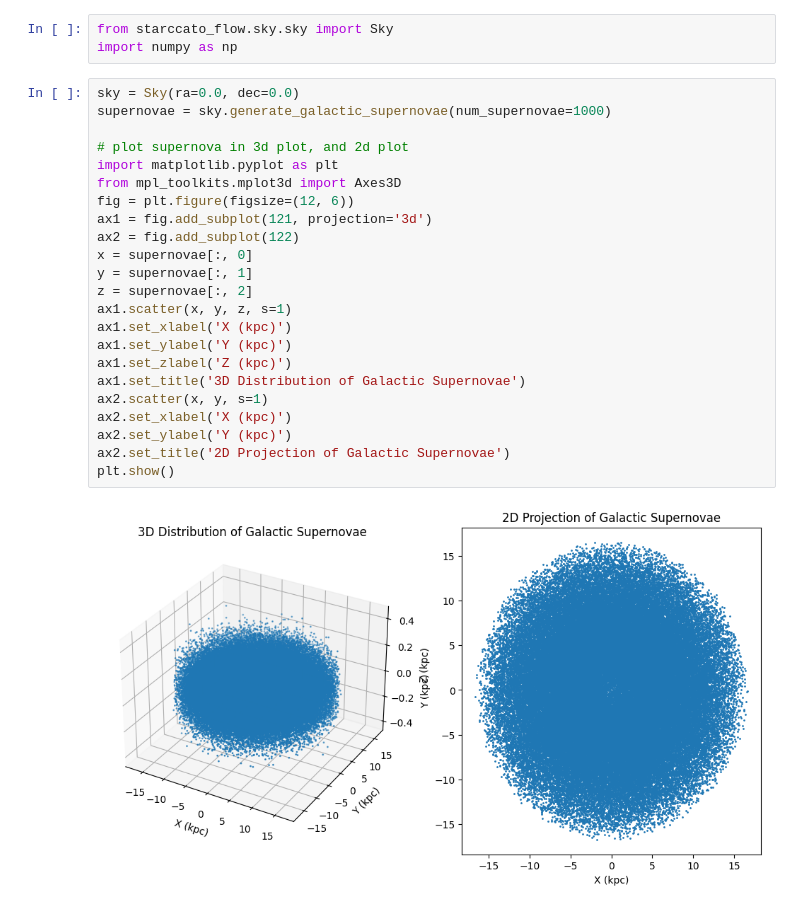
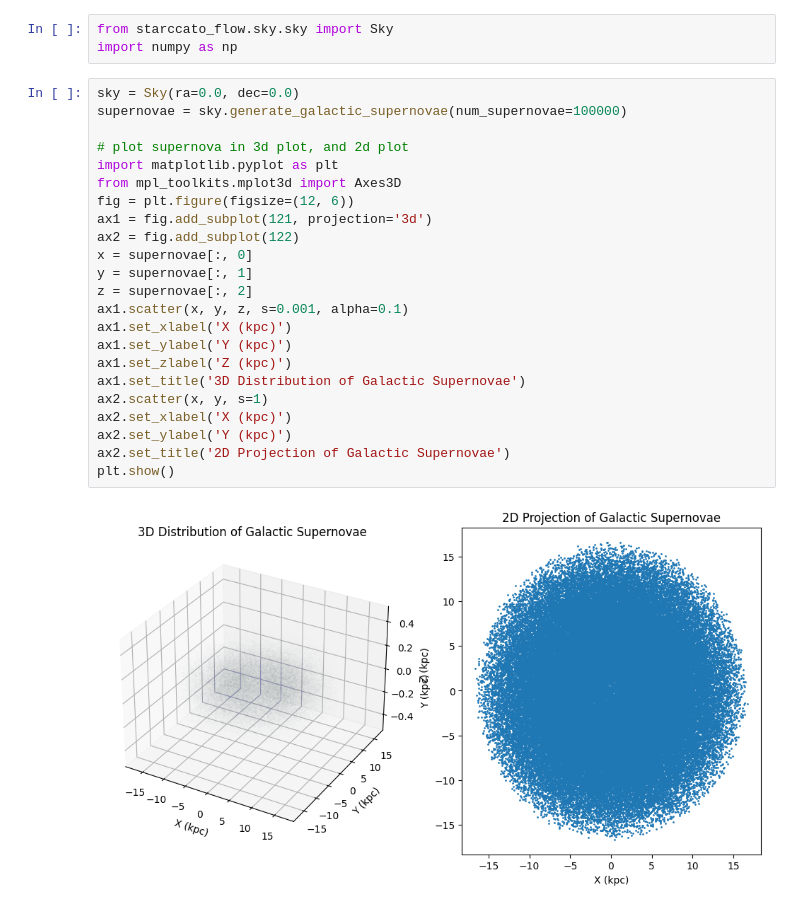
Before and after one commit to starccato/starccato-flow, a Jupyter notebook: generate_galactic_supernovae.ipynb, the cells around one changed output. Saved outputs shown, nothing was run; the diff lists cells and outputs as text.

```diff
--- a/generate_galactic_supernovae.ipynb
+++ b/generate_galactic_supernovae.ipynb
@@ -3,26 +3,26 @@ from starccato_flow.sky.sky import Sky
 import numpy as np
 # %%
 sky = Sky(ra=0.0, dec=0.0)
-supernovae = sky.generate_galactic_supernovae(num_supernovae=1000)
+supernovae = sky.generate_galactic_supernovae(num_supernovae=100000)
 
 # plot supernova in 3d plot, and 2d plot
 import matplotlib.pyplot as plt
 from mpl_toolkits.mplot3d import Axes3D
 fig = plt.figure(figsize=(12, 6))
 ax1 = fig.add_subplot(121, projection='3d')
 ax2 = fig.add_subplot(122)
 x = supernovae[:, 0]
 y = supernovae[:, 1]
 z = supernovae[:, 2]
-ax1.scatter(x, y, z, s=1)
+ax1.scatter(x, y, z, s=0.001, alpha=0.1)
 ax1.set_xlabel('X (kpc)')
 ax1.set_ylabel('Y (kpc)')
 ax1.set_zlabel('Z (kpc)')
 ax1.set_title('3D Distribution of Galactic Supernovae')
 ax2.scatter(x, y, s=1)
 ax2.set_xlabel('X (kpc)')
 ax2.set_ylabel('Y (kpc)')
 ax2.set_title('2D Projection of Galactic Supernovae')
 plt.show()
 # %% [output]
-[figure, old version]
+[figure, new version]
```
Also changed, not shown: 10 other files.
